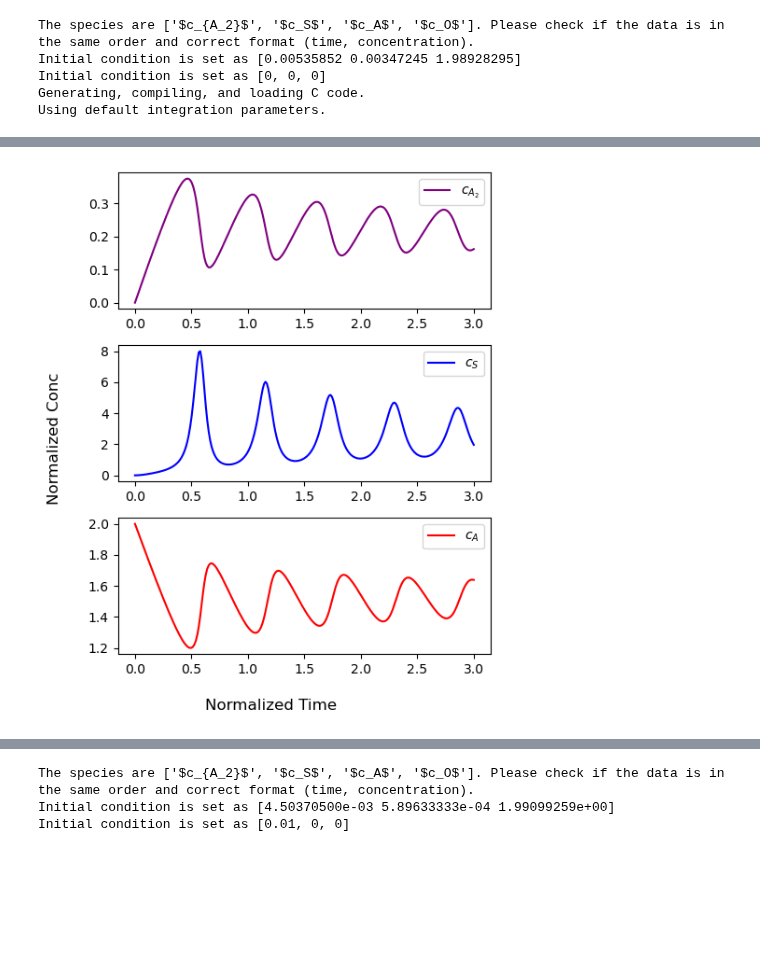
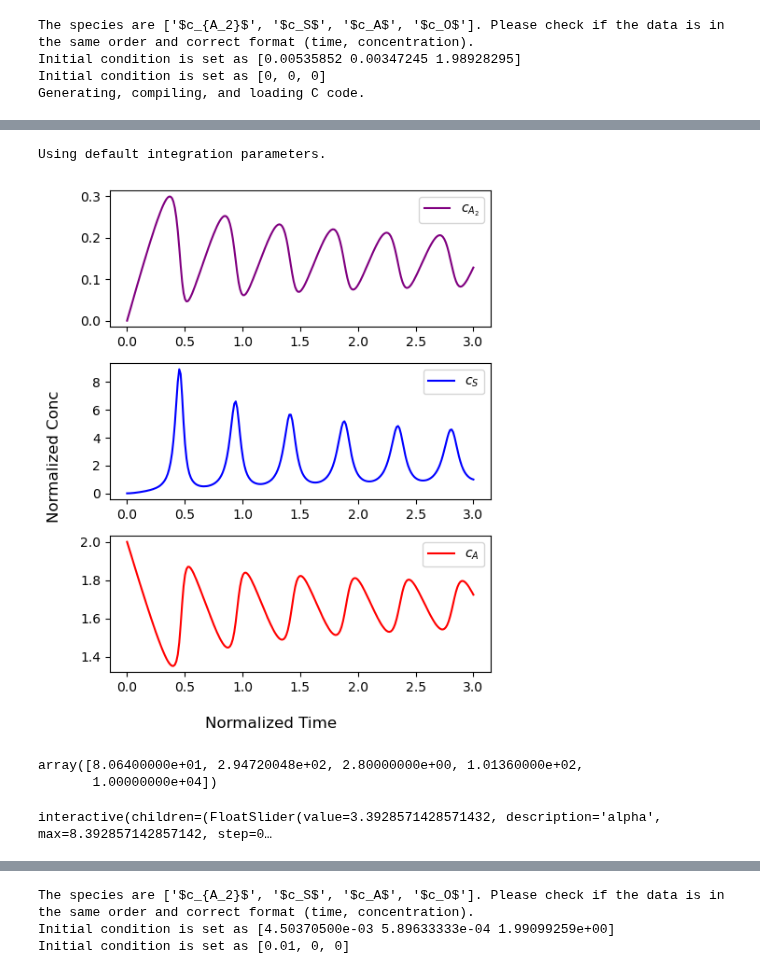
Before and after one commit to Zhiheng419/Chemical_Oscillation_Model, a Jupyter notebook: two_thiols.ipynb, the cells around one changed output, grey strips where cells are left out. Saved outputs shown, nothing was run; the diff lists cells and outputs as text; code cells hidden in the pictures; blank space fills up the shorter version.

```diff
--- a/two_thiols.ipynb
+++ b/two_thiols.ipynb
@@ -94,5 +94,5 @@ cA2_tol = 16.300
 # %%
-file = r'Data_sets\C92_osc_LM.csv'
+file = r'Data_sets/C92_osc_LM.csv'
 cmc_92 = 0.29
 rext = 11.2
 params = [cmc_92, rext]
@@ -129,6 +131,7 @@ Using default integration parameters.
 # %%
 #C92 parameters
 rs_ac, rds_ac, rs, rds, ro = 38,   330 ,    4  ,   140, 1e4
+rs_ac, rds_ac, rs, rds, ro = 70,   350 ,    5  ,   180, 1e4
 rext = 11.2
 lam, m = cmc_92/15, 2
 td1, td2 = 0.01, 0.03
@@ -151,4 +154,3 @@ The species are ['$c_{A_2}$', '$c_S$', '$c_A$', '$c_O$']. Please check if the da
 Initial condition is set as [0.00535852 0.00347245 1.98928295]
 Initial condition is set as [0, 0, 0]
 Generating, compiling, and loading C code.
-Using default integration parameters.
@@ -155,4 +159,14 @@ Using default integration parameters.
+Using default integration parameters.
-[figure, old version]
+[figure, new version]
+# %%
+np.array([7.2, 26.31429, 0.25, 9.05, 892.8571428571429])*11.2
+# %% [output]
+array([8.06400000e+01, 2.94720048e+02, 2.80000000e+00, 1.01360000e+02,
+       1.00000000e+04])
+# %%
+delayed_C92.interactive_plot(exp=True)
+# %% [output]
+interactive(children=(FloatSlider(value=3.3928571428571432, description='alpha', max=8.392857142857142, step=0…
 # %%
 init_cond = [0, 0, 0, 0]
 mixed_8292 = mixed_delayed_oscillation(delayed_full_two_thiols, [0, 0], params1, params2, consts1, consts2, init_cond)
```
Also changed, not shown: parts of 8 cells of this notebook, 2 other files.
